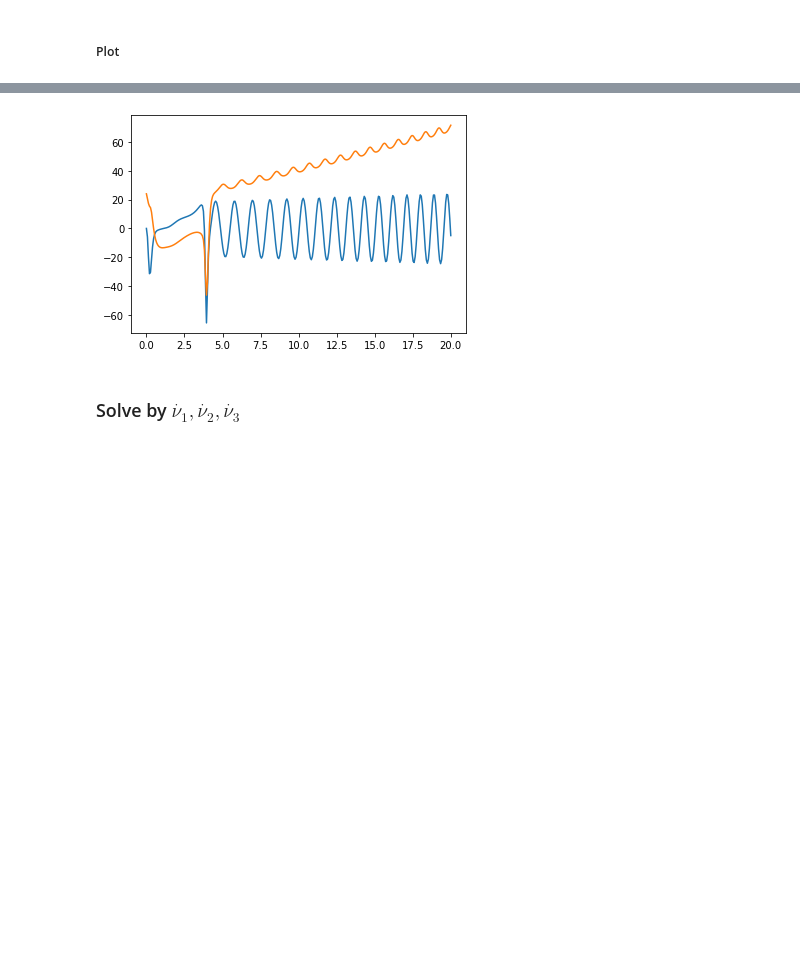
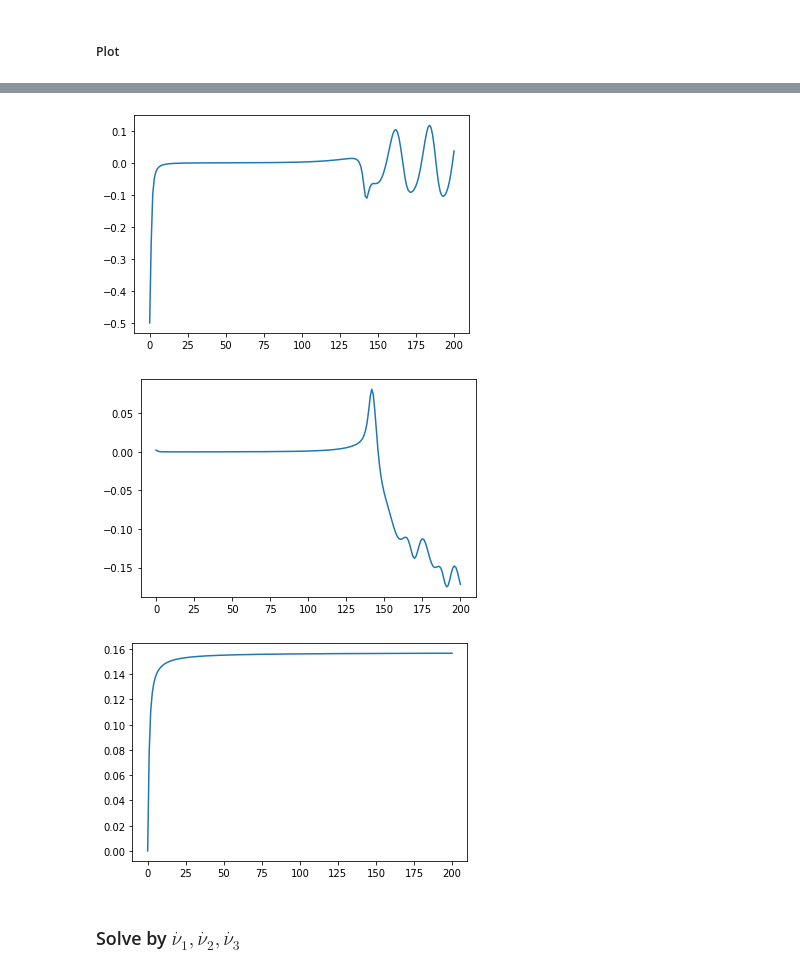
Before and after one commit to git-alice/tatarinov_equation, a Jupyter notebook: triangle_platform/tatarinov-triangular-platform.ipynb, the cells around one changed output, grey strips where cells are left out. Drawn from its saved outputs; the diff is of its cells as text; code cells hidden in the pictures; blank space fills up the shorter version.

```diff
--- a/triangle_platform/tatarinov-triangular-platform.ipynb
+++ b/triangle_platform/tatarinov-triangular-platform.ipynb
@@ -851,7 +999,7 @@ $\displaystyle \alpha{\left(t \right)}$
 $\displaystyle \theta_{0}{\left(t \right)}$
 $\displaystyle t$
 # %%
-_eqs = [xy_TW_eqs[2]] + [Eq(TW_constr[0].args[1], TW_constr[0].args[0])] + [TW_constr[1]]
+_eqs = TW_eqs
 display_list(_eqs)
 _eqs = [_x.args[1] for _x in _eqs] # del left part
 # %% [output]
@@ -868,6 +1027,6 @@ f([0,0,0], 0) # test
 # %%
 %%time
-f0 = [0,0,0]
-_time = np.linspace(0., 20, 300)
+f0 = [0,0,(pi-0.01).n()]
+_time = np.linspace(0., 200, 200)
 _solution = odeint(f, f0, _time, full_output=True, mxstep=100)
 # %% [output]
@@ -888,12 +1050,19 @@ for var, col in zip(_vars, _solution[0].T):
 # %%
 T_t = lambdify([t, nu[3], alpha, theta[0]], xy_TW_eqs[0].args[1], 'numpy')
 W_t = lambdify([t, nu[3], alpha, theta[0]], xy_TW_eqs[1].args[1], 'numpy')
+fff = lambdify([t], 0.1*atan(t), 'numpy')
 # %%
 T_res = [T_t(_moment, *_vals) for _moment, _vals in zip(_time, _solution[0])]
 W_res = [W_t(_moment, *_vals) for _moment, _vals in zip(_time, _solution[0])]
+fff_res = [fff(_moment) for _moment in _time]
 # %%
 fig = plt.plot(_time, T_res)
+plt.show()
 fig = plt.plot(_time, W_res)
 plt.show()
+fig = plt.plot(_time, fff_res)
+plt.show()
 # %% [output]
-[figure, old version]
+[figure, new version]
+[figure, added]
+[figure, added]
```
Also changed, not shown: parts of 50 cells of this notebook, 13 other files.
